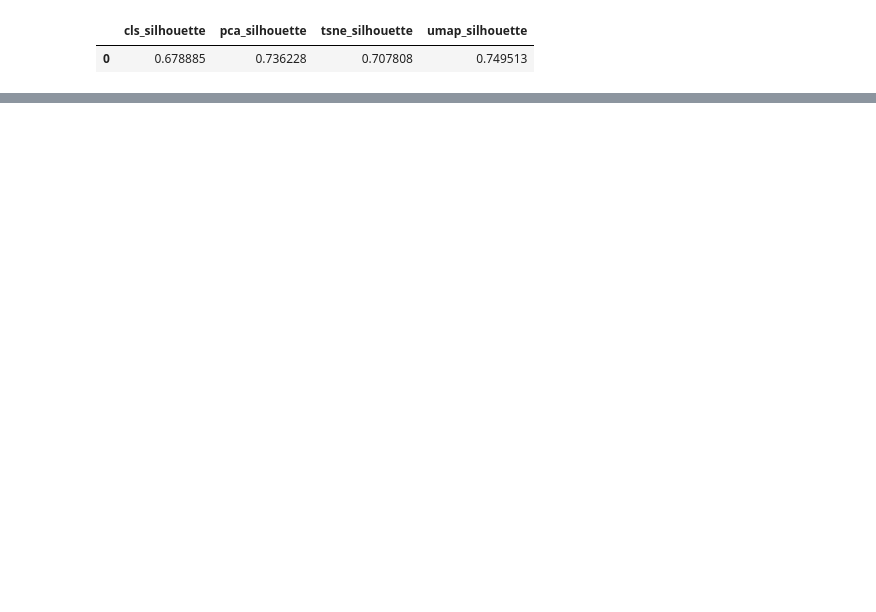
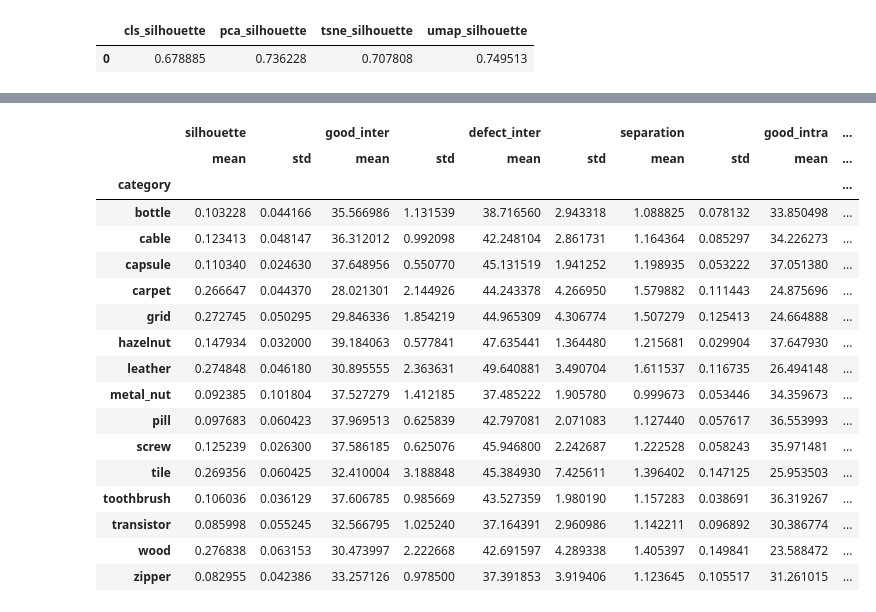
Before and after one commit to CiaranW005/UL-Summer-Bursary-2026, a Jupyter notebook: notebooks/embedding_analysis/emb_visualisation.ipynb, the cells around one changed output, grey strips where cells are left out. Cells and saved outputs as stored; diff of their text form; code cells hidden in the pictures; blank space fills up the shorter version.

```diff
--- a/notebooks/embedding_analysis/emb_visualisation.ipynb
+++ b/notebooks/embedding_analysis/emb_visualisation.ipynb
@@ -596,0 +737,36 @@ Dropdown(options=('bottle', 'cable', 'capsule', 'carpet', 'grid', 'hazelnut', 'l
+# %%
+category_summary = (
+    patch_results
+    .groupby("category")
+    .agg({
+        "silhouette": ["mean", "std"],
+        "good_inter": ["mean", "std"],
+        "defect_inter": ["mean", "std"],
+        "separation": ["mean", "std"],
+        "good_intra": ["mean", "std"],
+        "defect_intra": ["mean", "std"],
+        "intra_ratio": ["mean", "std"]
+    })
+)
+
+category_summary.to_csv(RESULTS_DIR / "patch_embed_summary.csv")
+category_summary
+# %% [output]
+|  | silhouette |  | good_inter |  | defect_inter |  | separation |  | good_intra | ... |
+|  | mean | std | mean | std | mean | std | mean | std | mean | ... |
+| category |  |  |  |  |  |  |  |  |  | ... |
+| bottle | 0.103228 | 0.044166 | 35.566986 | 1.131539 | 38.716560 | 2.943318 | 1.088825 | 0.078132 | 33.850498 | ... |
+| cable | 0.123413 | 0.048147 | 36.312012 | 0.992098 | 42.248104 | 2.861731 | 1.164364 | 0.085297 | 34.226273 | ... |
+| capsule | 0.110340 | 0.024630 | 37.648956 | 0.550770 | 45.131519 | 1.941252 | 1.198935 | 0.053222 | 37.051380 | ... |
+| carpet | 0.266647 | 0.044370 | 28.021301 | 2.144926 | 44.243378 | 4.266950 | 1.579882 | 0.111443 | 24.875696 | ... |
+| grid | 0.272745 | 0.050295 | 29.846336 | 1.854219 | 44.965309 | 4.306774 | 1.507279 | 0.125413 | 24.664888 | ... |
+| hazelnut | 0.147934 | 0.032000 | 39.184063 | 0.577841 | 47.635441 | 1.364480 | 1.215681 | 0.029904 | 37.647930 | ... |
+| leather | 0.274848 | 0.046180 | 30.895555 | 2.363631 | 49.640881 | 3.490704 | 1.611537 | 0.116735 | 26.494148 | ... |
+| metal_nut | 0.092385 | 0.101804 | 37.527279 | 1.412185 | 37.485222 | 1.905780 | 0.999673 | 0.053446 | 34.359673 | ... |
+| pill | 0.097683 | 0.060423 | 37.969513 | 0.625839 | 42.797081 | 2.071083 | 1.127440 | 0.057617 | 36.553993 | ... |
+| screw | 0.125239 | 0.026300 | 37.586185 | 0.625076 | 45.946800 | 2.242687 | 1.222528 | 0.058243 | 35.971481 | ... |
+| tile | 0.269356 | 0.060425 | 32.410004 | 3.188848 | 45.384930 | 7.425611 | 1.396402 | 0.147125 | 25.953503 | ... |
+| toothbrush | 0.106036 | 0.036129 | 37.606785 | 0.985669 | 43.527359 | 1.980190 | 1.157283 | 0.038691 | 36.319267 | ... |
+| transistor | 0.085998 | 0.055245 | 32.566795 | 1.025240 | 37.164391 | 2.960986 | 1.142211 | 0.096892 | 30.386774 | ... |
+| wood | 0.276838 | 0.063153 | 30.473997 | 2.222668 | 42.691597 | 4.289338 | 1.405397 | 0.149841 | 23.588472 | ... |
+| zipper | 0.082955 | 0.042386 | 33.257126 | 0.978500 | 37.391853 | 3.919406 | 1.123645 | 0.105517 | 31.261015 | ... |
```
Also changed, not shown: parts of 14 cells of this notebook, 30 other files.
